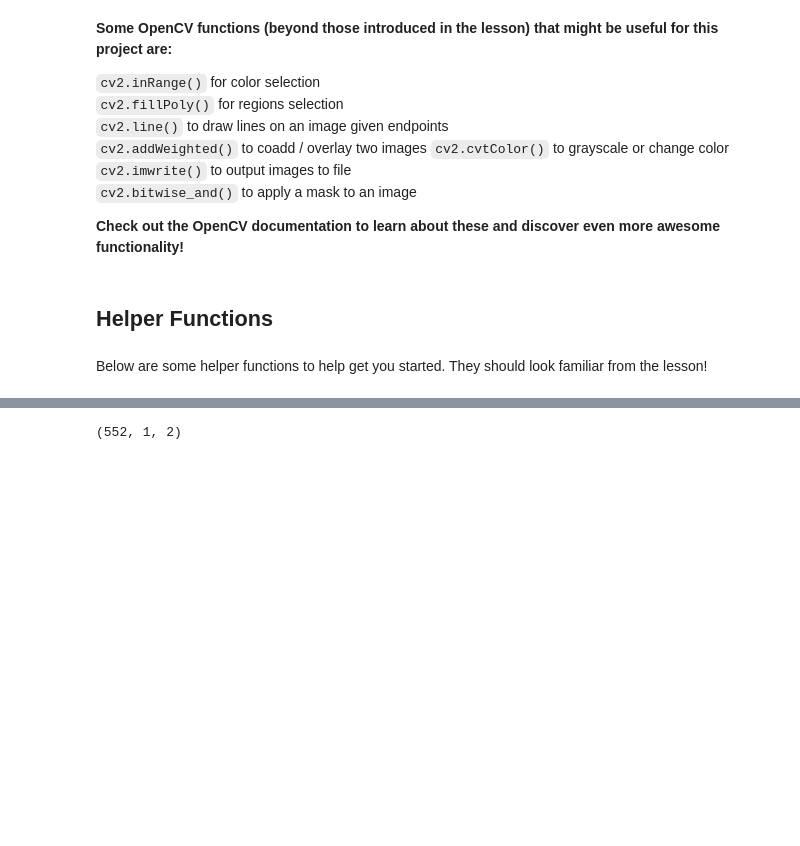
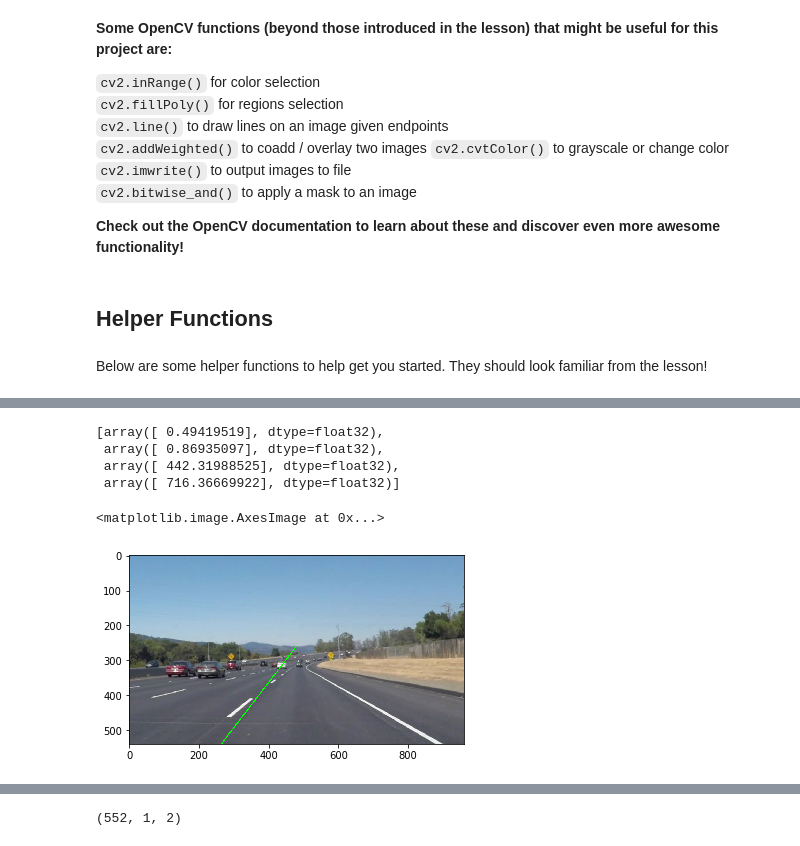
Before and after one commit to josealb/CarND-LaneLines-P1, a Jupyter notebook: P1.ipynb, the cells around one changed output, grey strips where cells are left out. Saved outputs shown, nothing was run; the diff lists cells and outputs as text; code cells hidden in the pictures; blank space fills up the shorter version.

```diff
--- a/P1.ipynb
+++ b/P1.ipynb
@@ -214,0 +402,22 @@ def fit_lines(img):
+# %%
+(x, y) = img_right.nonzero()
+points=np.stack([x, y],axis=1)
+#Calculate line of right image
+[vx,vy,x,y] = cv2.fitLine(points, cv2.DIST_L2,0 , 0, 0.01)
+lefty = int((((img.shape[1]/2)-x)*vy/vx) + y)
+righty = int(((img.shape[1]-x)*vy/vx)+y)
+line_img = cv2.line(img,(img.shape[1]-1,righty),(round(img.shape[1]/2),lefty),(0,255,0),2)
+[vx,vy,x,y]
+# %% [output]
+[array([ 0.49419519], dtype=float32),
+ array([ 0.86935097], dtype=float32),
+ array([ 442.31988525], dtype=float32),
+ array([ 716.36669922], dtype=float32)]
+# %%
+x
+[vx,vy,x,y]
+line_img = cv2.line(img,(img.shape[1]-1,righty),(round(img.shape[1]/2),lefty),(0,255,0),2)
+plt.imshow (line_img)
+# %% [output]
+<matplotlib.image.AxesImage at 0x...>
+[figure, added]
```
Also changed, not shown: parts of 12 cells of this notebook, 1 other file.
